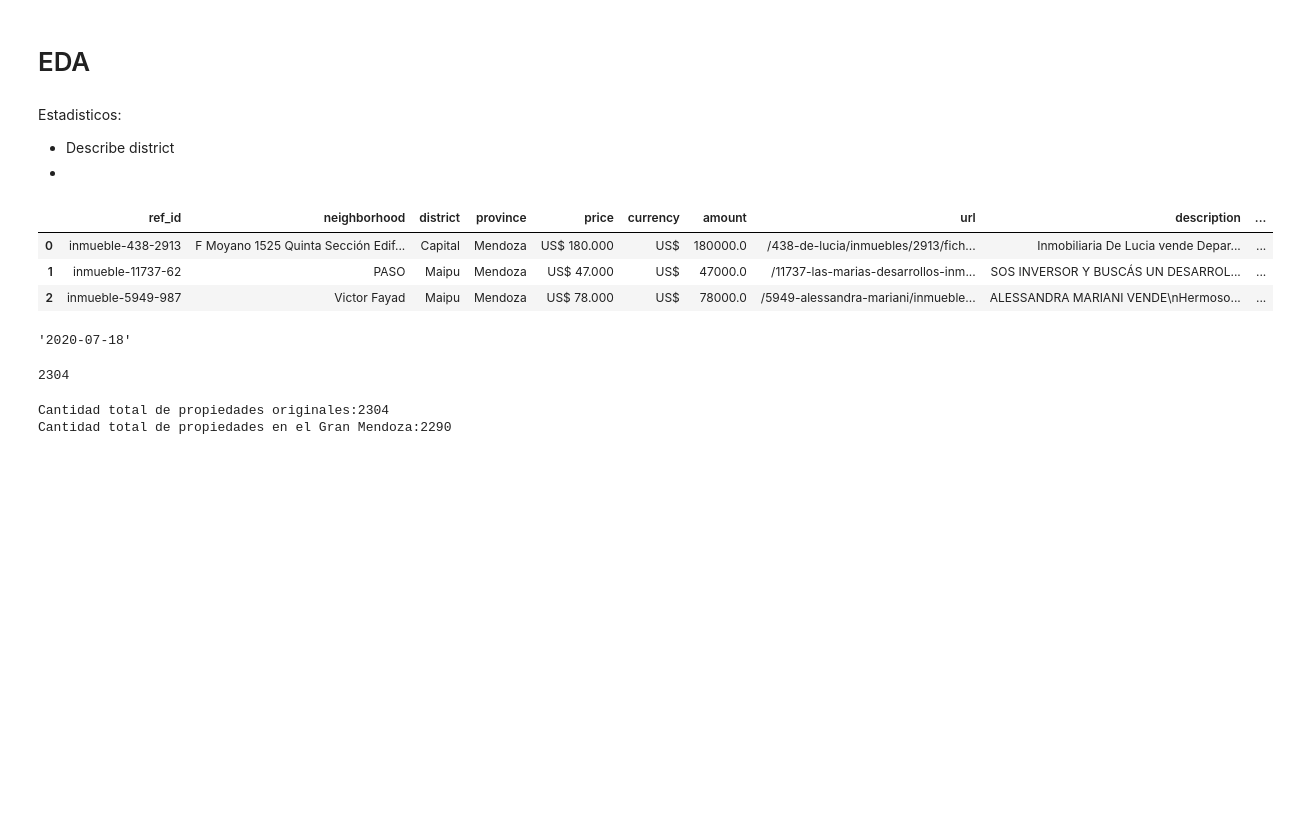
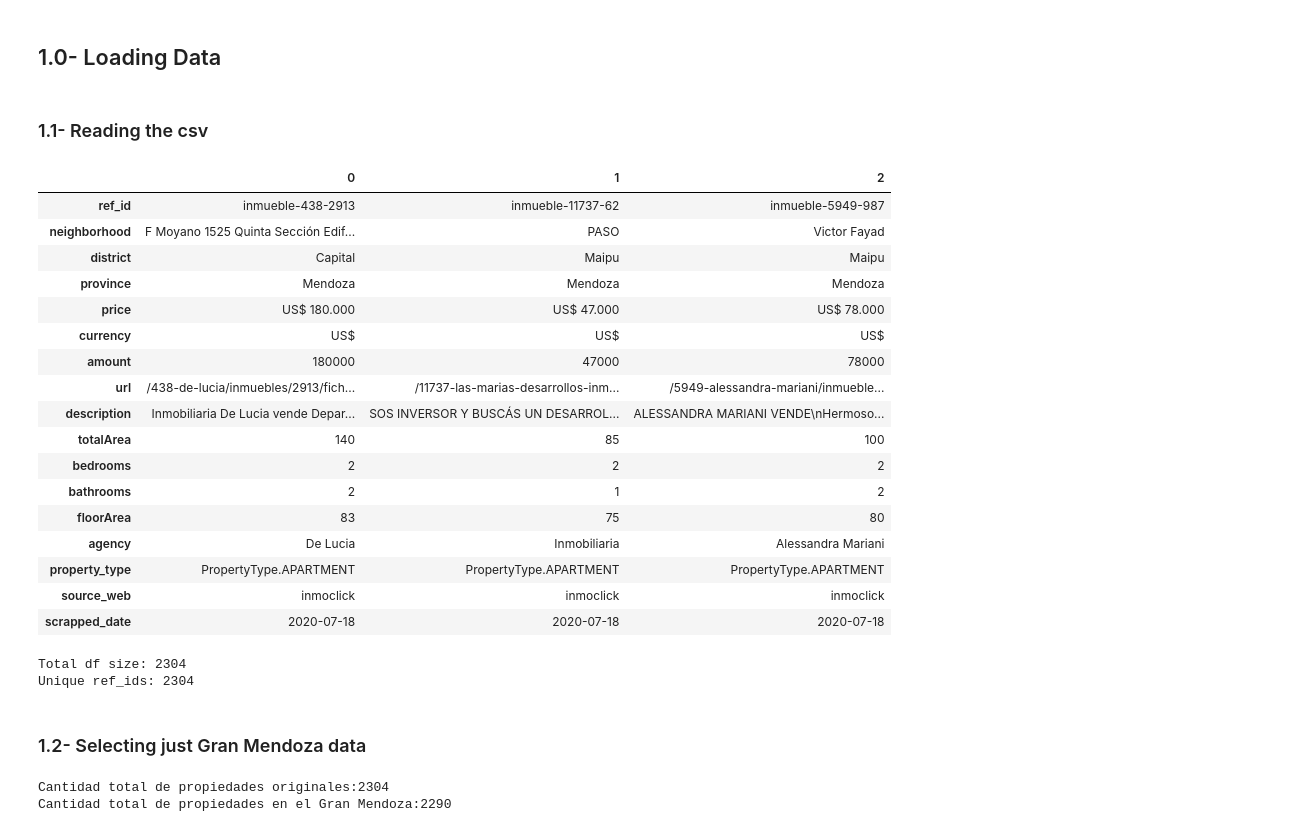
Before and after one commit to navicor90/real_state_analysis, a Jupyter notebook: eda_apartments.ipynb, the cells around one changed output. Saved outputs shown, nothing was run; the diff lists cells and outputs as text; code cells hidden in the pictures; blank space fills up the shorter version.

```diff
--- a/eda_apartments.ipynb
+++ b/eda_apartments.ipynb
@@ -57,25 +35,27 @@ from utils import (soup_content_from_url,
-# %% [markdown]
-# EDA
-# %% [markdown]
-Estadisticos:
-* Describe district
-*
+# %% [markdown]
+## 1.0- Loading Data
+# %% [markdown]
+### 1.1- Reading the csv
 # %%
-import seaborn as sns
-from matplotlib import pyplot as plt
-filename = "dataframe_apartment.csv"
+filename = "data_source/dataframe_apartment.csv"
 df = pd.read_csv(filename)
-df.head(3)
+df.head(3).T
 # %% [output]
-|  | ref_id | neighborhood | district | province | price | currency | amount | url | description | ... |
-| 0 | inmueble-438-2913 | F Moyano 1525 Quinta Sección Edif... | Capital | Mendoza | US$ 180.000 | US$ | 180000.0 | /438-de-lucia/inmuebles/2913/fich... | Inmobiliaria De Lucia vende Depar... | ... |
-| 1 | inmueble-11737-62 | PASO | Maipu | Mendoza | US$ 47.000 | US$ | 47000.0 | /11737-las-marias-desarrollos-inm... | SOS INVERSOR Y BUSCÁS UN DESARROL... | ... |
-| 2 | inmueble-5949-987 | Victor Fayad | Maipu | Mendoza | US$ 78.000 | US$ | 78000.0 | /5949-alessandra-mariani/inmueble... | ALESSANDRA MARIANI VENDE\nHermoso... | ... |
+|  | 0 | 1 | 2 |
+| ref_id | inmueble-438-2913 | inmueble-11737-62 | inmueble-5949-987 |
+| neighborhood | F Moyano 1525 Quinta Sección Edif... | PASO | Victor Fayad |
+| district | Capital | Maipu | Maipu |
+| province | Mendoza | Mendoza | Mendoza |
+| price | US$ 180.000 | US$ 47.000 | US$ 78.000 |
+| currency | US$ | US$ | US$ |
+| amount | 180000 | 47000 | 78000 |
+| url | /438-de-lucia/inmuebles/2913/fich... | /11737-las-marias-desarrollos-inm... | /5949-alessandra-mariani/inmueble... |
+| description | Inmobiliaria De Lucia vende Depar... | SOS INVERSOR Y BUSCÁS UN DESARROL... | ALESSANDRA MARIANI VENDE\nHermoso... |
+| totalArea | 140 | 85 | 100 |
+| bedrooms | 2 | 2 | 2 |
+| bathrooms | 2 | 1 | 2 |
+| floorArea | 83 | 75 | 80 |
+| agency | De Lucia | Inmobiliaria | Alessandra Mariani |
+| property_type | PropertyType.APARTMENT | PropertyType.APARTMENT | PropertyType.APARTMENT |
+| source_web | inmoclick | inmoclick | inmoclick |
+| scrapped_date | 2020-07-18 | 2020-07-18 | 2020-07-18 |
-# %%
-df.scrapped_date.max()
-# %% [output]
-'2020-07-18'
-# %%
-len(df.ref_id.unique())
-# %% [output]
-2304
@@ -84,3 +62,11 @@ df.currency = df.currency.fillna('consultar')
+# %%
+print(f'Total df size: {len(df)}')
+print(f'Unique ref_ids: {len(df.ref_id.unique())}')
+# %% [output]
+Total df size: 2304
+Unique ref_ids: 2304
+# %% [markdown]
+### 1.2- Selecting just Gran Mendoza data
 # %%
 df.district.unique()
 print(f"Cantidad total de propiedades originales:{len(df)}")
```
Also changed, not shown: parts of 72 cells of this notebook, 1 other file.
